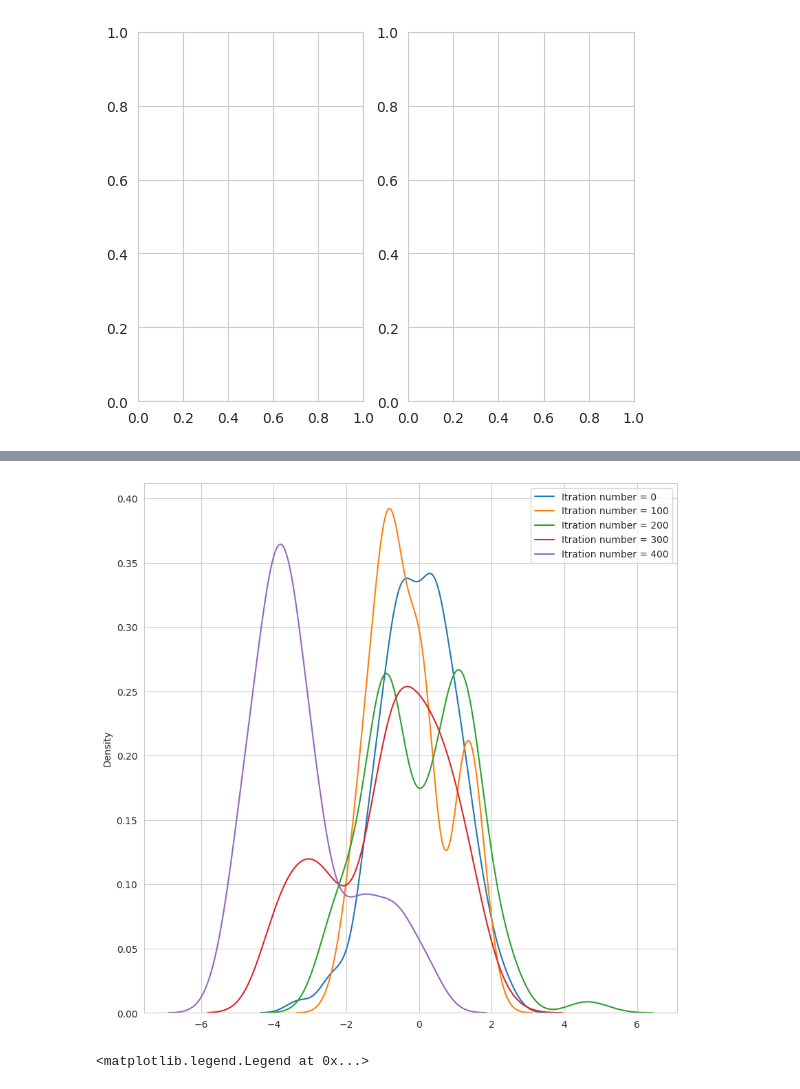
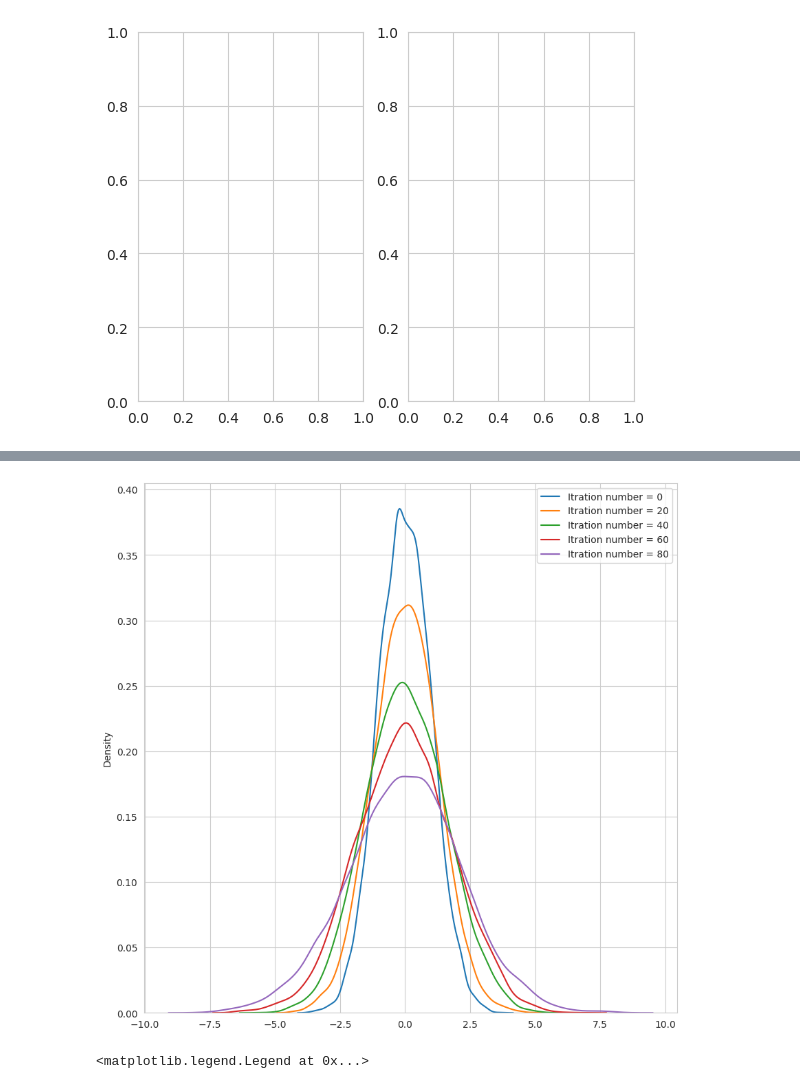
Before and after one commit to intsystems/2024-Project-144, a Jupyter notebook: code/Iterations_v2.ipynb, the cells around one changed output, grey strips where cells are left out. Saved outputs shown, nothing was run; the diff lists cells and outputs as text; code cells hidden in the pictures.

```diff
--- a/code/Iterations_v2.ipynb
+++ b/code/Iterations_v2.ipynb
@@ -15,7 +15,8 @@ Using file found in /home/koltastic/MIPT/m1p/2024-Project-144/.venv/lib/python3.
 # %%
 def usefulness(c, w, noice):
     # return 1
-    return np.arctan(c - w + noice) / np.pi + 0.5
+    # return np.arctan(c - w + noice) / np.pi + 0.5
+    return np.sin(c - w + noice) / 2 + 1
 # %%
 customer_distribution = sps.norm(0.6, 0.2)
 w_distribution = sps.norm(0, 0.4)
@@ -290,7 +272,7 @@ fig.show()
 NameError: name 'dynamic_system_iterate_CB' is not defined
 [figure]
 # %%
-size = 256
+size = 1024*16
 data = sps.norm.rvs(0, 1, size)
 # %%
 pdf = interpol_distribution(data, bins=20)
@@ -303,18 +284,18 @@ sns.kdeplot(data)
 # %%
 def get_resample(data):
-    distr = sps.gaussian_kde(data, bw_method=.1)
+    distr = sps.gaussian_kde(data)
     return distr.resample(size)[0]
 # %%
 fig, ax = plt.subplots(1, figsize=(10, 10))
 data_new = data
-for i in range(401):
+for i in range(100):
     data_new = get_resample(data_new)
-    if i % 100 == 0:
+    if i % 20 == 0:
         sns.kdeplot(data_new, ax=ax, label=f"Itration number = {i}")
 plt.legend()
 plt.show()
 # %% [output]
-[figure, old version]
+[figure, new version]
 # %%
 def rand_dist(x, pdf, nvals):
     """Produce nvals random samples from pdf(x), assuming constant spacing in x."""
```
Also changed, not shown: parts of 4 cells of this notebook, 3 other files.
